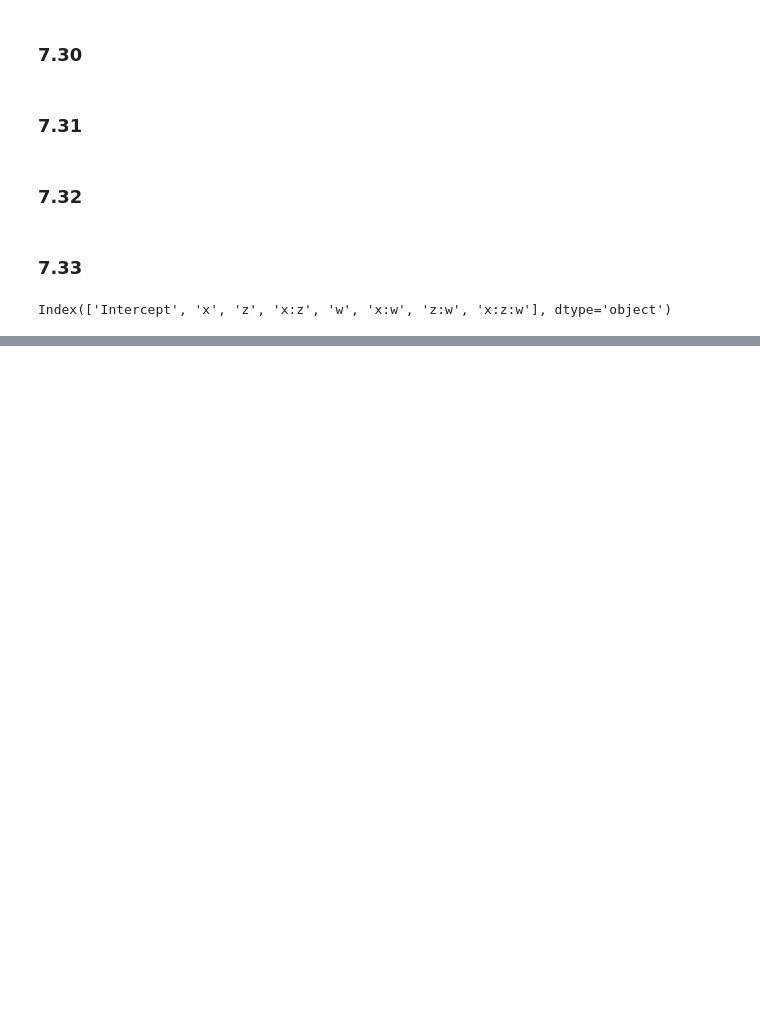
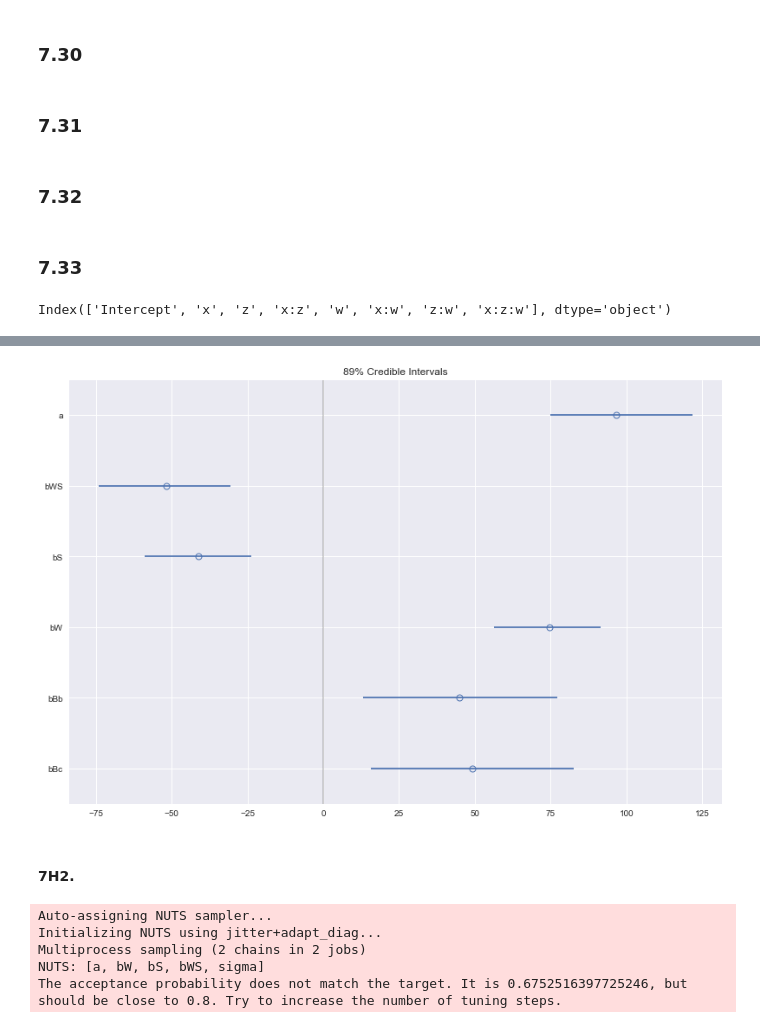
Before and after one commit to grinnbearit/statistical_rethinking, a Jupyter notebook: chapter_7.ipynb, the cells around one changed output, grey strips where cells are left out. Cells and saved outputs as stored; diff of their text form; code cells hidden in the pictures; blank space fills up the shorter version.

```diff
--- a/chapter_7.ipynb
+++ b/chapter_7.ipynb
@@ -547,0 +627,7 @@ Index(['Intercept', 'x', 'z', 'x:z', 'w', 'x:w', 'z:w', 'x:z:w'], dtype='object'
+# %%
+tulips = pd.read_csv('Data/tulips.csv', sep=';')
+tulips["shade_c"] = tulips["shade"] - tulips["shade"].mean()
+tulips["water_c"] = tulips["water"] - tulips["water"].mean()
+tulips["is_bed_b"] = np.where(tulips["bed"] == "b", 1, 0)
+tulips["is_bed_c"] = np.where(tulips["bed"] == "c", 1, 0)
+tulips.head()
@@ -547,0 +641,19 @@ Index(['Intercept', 'x', 'z', 'x:z', 'w', 'x:w', 'z:w', 'x:z:w'], dtype='object'
+# %%
+with pm.Model() as m7h_1:
+    sigma = pm.Uniform("sigma", 0, 100)
+    bWS = pm.Normal("bWS", mu=0, sd=100)
+    bS = pm.Normal("bS", mu=0, sd=100)
+    bW = pm.Normal("bW", mu=0, sd=100)
+    bBb = pm.Normal("bBb", mu=0, sd=100)
+    bBc = pm.Normal("bBc", mu=0, sd=100)
+    a = pm.Normal("a", mu=0, sd=100)
+    mu = pm.Deterministic("mu", a +\
+                                bW*tulips["water_c"] +\
+                                bS*tulips["shade_c"] +\
+                                bWS*tulips["water_c"]*tulips["shade_c"] +\
+                                bBb*tulips["is_bed_b"] +\
+                                bBc*tulips["is_bed_c"])
+    blooms = pm.Normal("blooms", mu=mu, sd=sigma, observed=d["blooms"])
+    trace7h_1 = pm.sample(draws=1000, tune=1000)
+
+pm.summary(trace7h_1, varnames=["a", "bWS", "bS", "bW", "bBb", "bBc"], alpha=0.11)
@@ -547,0 +672,36 @@ Index(['Intercept', 'x', 'z', 'x:z', 'w', 'x:w', 'z:w', 'x:z:w'], dtype='object'
+# %%
+f, ax = plt.subplots(1, 1)
+f.set_size_inches(13.5, 9)
+data = (pm.summary(trace7h_1, varnames=["a", "bWS", "bS", "bW", "bBb", "bBc"], alpha=0.11)
+        .assign(hpd_minus=lambda df: df["mean"] - df["hpd_5.5"])
+        .assign(hpd_plus=lambda df: df["hpd_94.5"]- df["mean"]))
+ax.errorbar(data["mean"], data.index, fmt="o", xerr=data[["hpd_minus", "hpd_plus"]].T.values,
+            mew=1, mfc="None")
+ax.vlines(0, ymin=-1, ymax=6, alpha=0.2);
+ax.set_ylim(-0.5, 5.5)
+ax.invert_yaxis()
+ax.set_title("89% Credible Intervals");
+# %% [output]
+[figure, added]
+# %% [markdown]
+#### 7H2.
+# %%
+# retraining m7_9 as m7h_2
+with pm.Model() as m7h_2:
+    sigma = pm.Uniform("sigma", 0, 100)
+    bWS = pm.Normal("bWS", mu=0, sd=100)
+    bS = pm.Normal("bS", mu=0, sd=100)
+    bW = pm.Normal("bW", mu=0, sd=100)
+    a = pm.Normal("a", mu=0, sd=100)
+    mu = pm.Deterministic("mu", a +\
+                                bW*tulips["water_c"] +\
+                                bS*tulips["shade_c"] +\
+                                bWS*tulips["water_c"]*tulips["shade_c"])
+    blooms = pm.Normal("blooms", mu=mu, sd=sigma, observed=d["blooms"])
+    trace7h_2 = pm.sample(draws=1000, tune=1000)
+# %% [output]
+Auto-assigning NUTS sampler...
+Initializing NUTS using jitter+adapt_diag...
+Multiprocess sampling (2 chains in 2 jobs)
+NUTS: [a, bW, bS, bWS, sigma]
+The acceptance probability does not match the target. It is 0.6752516397725246, but should be close to 0.8. Try to increase the number of tuning steps.
```
Also changed, not shown: parts of 74 cells of this notebook, 1 other file.
